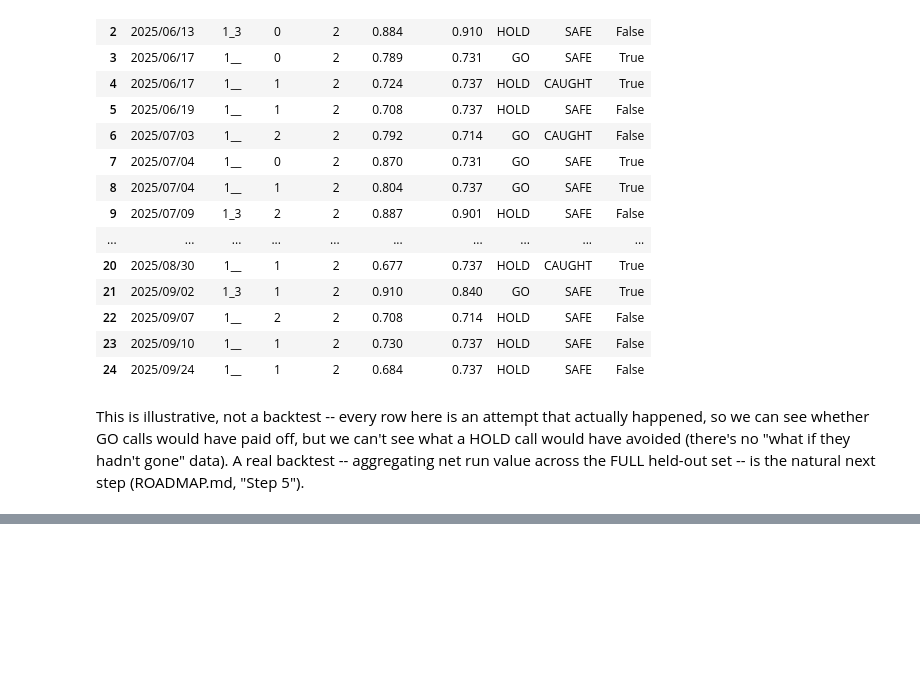
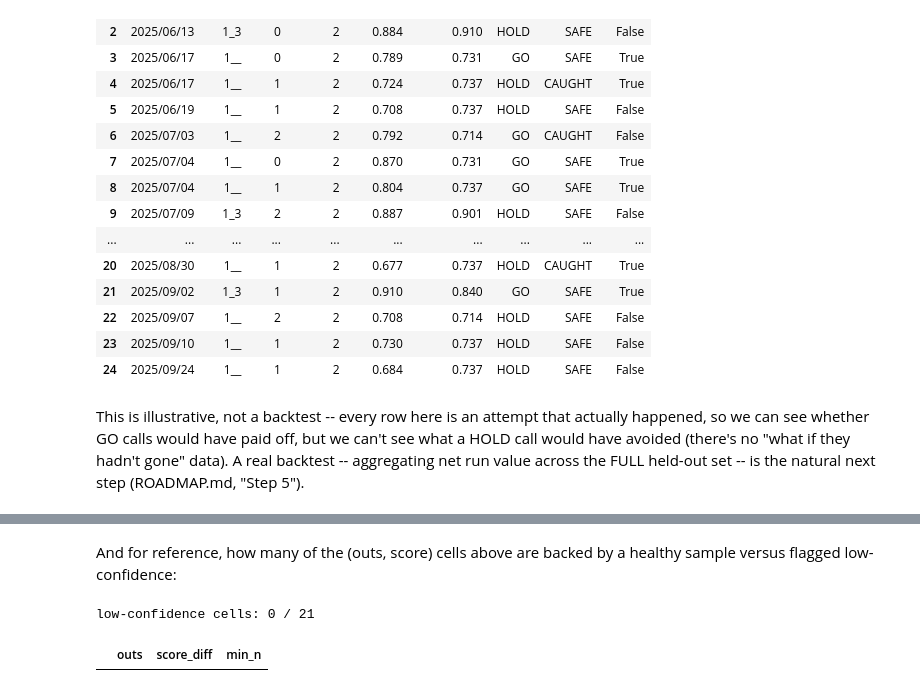
Before and after one commit to ethanhershman/base-steal-model, a Jupyter notebook: notebooks/eda.ipynb, the cells around one changed output, grey strips where cells are left out. Cells and saved outputs as stored; diff of their text form; code cells hidden in the pictures; blank space fills up the shorter version.

```diff
--- a/notebooks/eda.ipynb
+++ b/notebooks/eda.ipynb
@@ -1137,0 +1245,9 @@ across the FULL held-out set -- is the natural next step (ROADMAP.md,
+# %% [markdown]
+And for reference, how many of the (outs, score) cells above are backed by
+a healthy sample versus flagged low-confidence:
+# %%
+print(f"low-confidence cells: {wp_grid['low_confidence'].sum()} / {len(wp_grid)}")
+wp_grid[wp_grid["low_confidence"]][["outs", "score_diff", "min_n"]]
+# %% [output]
+low-confidence cells: 0 / 21
+|  | outs | score_diff | min_n |
```
Also changed, not shown: parts of 9 cells of this notebook, 1 other file.
